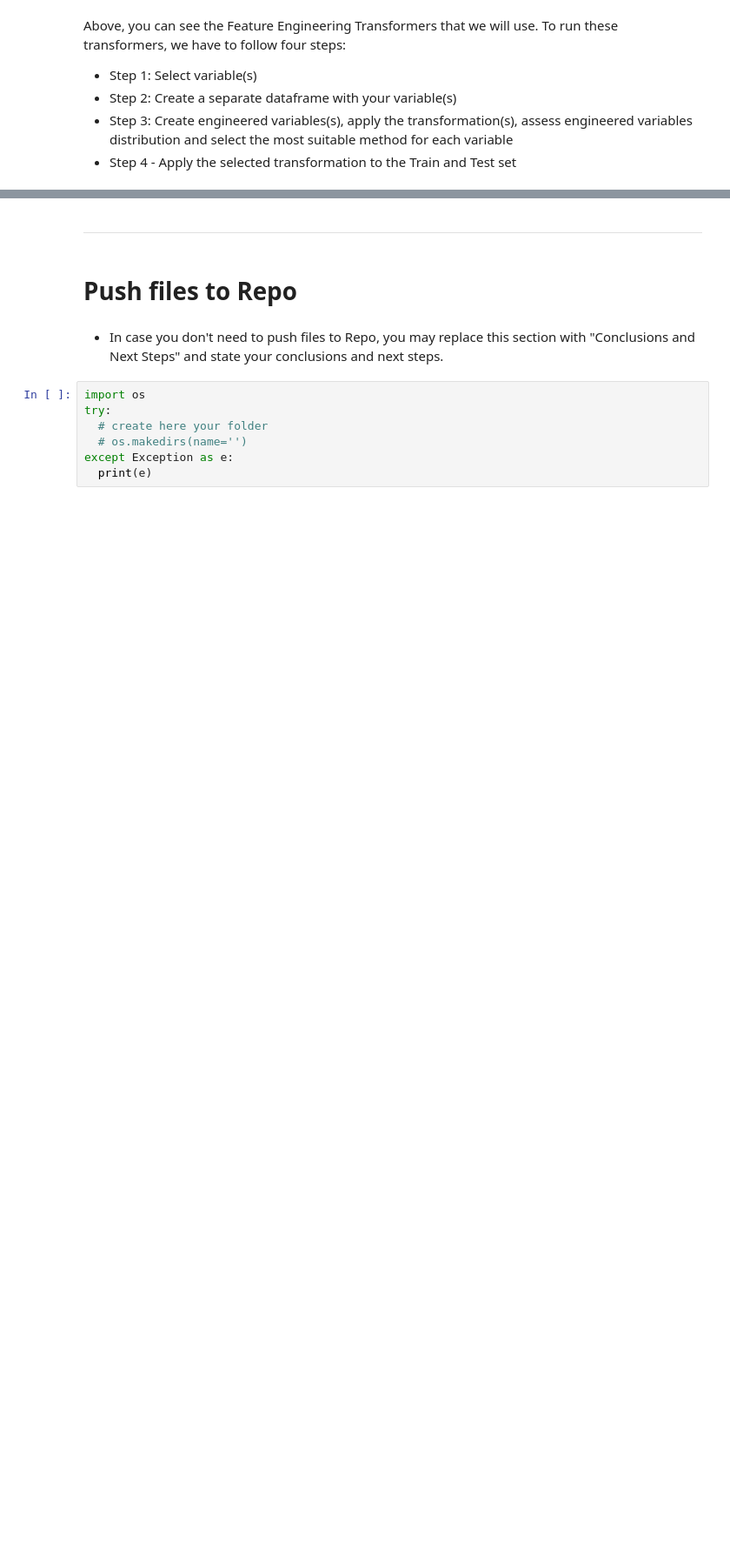
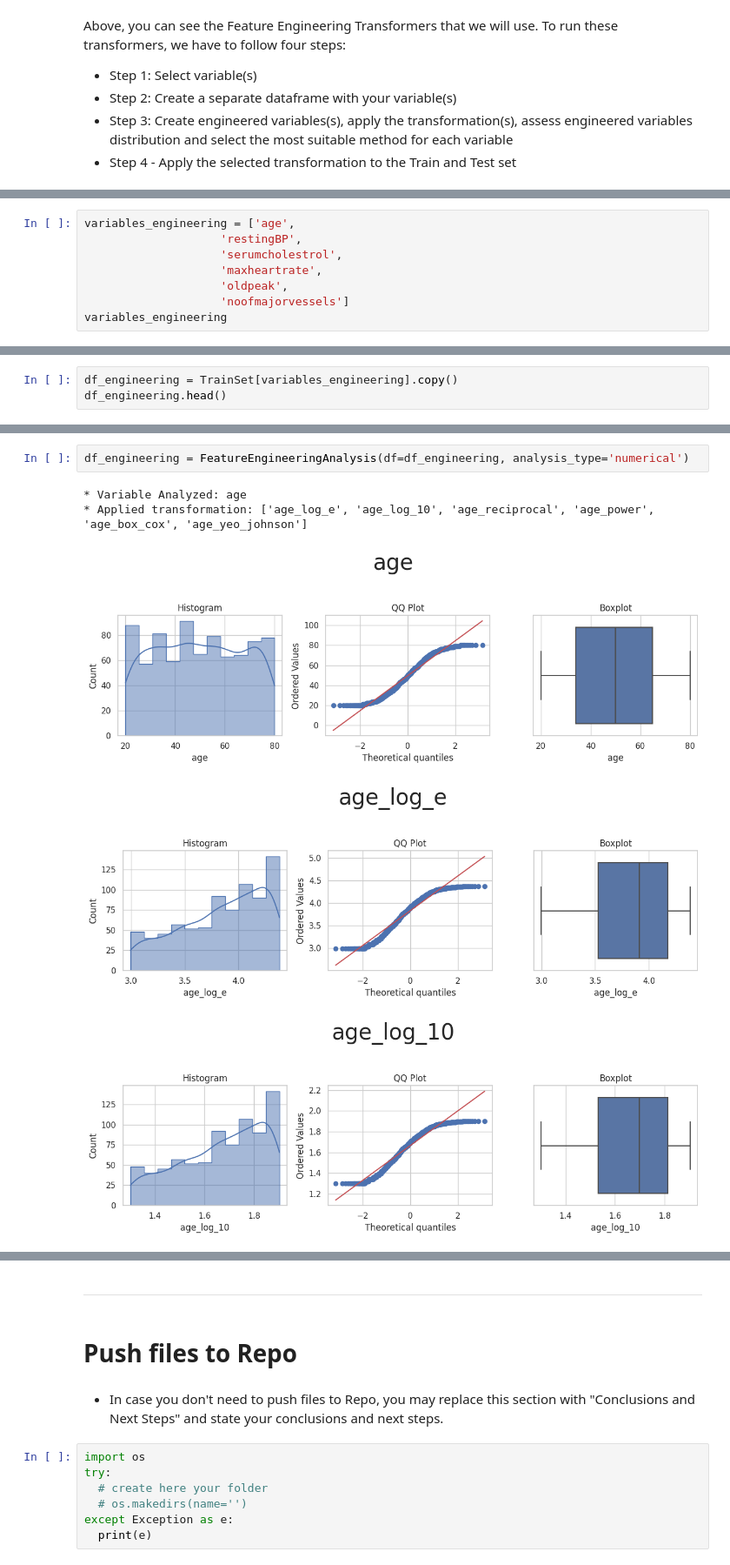
Before and after one commit to SimasJakubenas/cd-prediction-pp5, a Jupyter notebook: jupyter_notebooks/04 - Feature Engineering.ipynb, the cells around one changed output, grey strips where cells are left out. Shown at 87% size. Drawn from its saved outputs; the diff is of its cells as text; blank space fills up the shorter version.

Commit message:
FEAT: perform data transformations

```diff
--- a/jupyter_notebooks/04 - Feature Engineering.ipynb
+++ b/jupyter_notebooks/04 - Feature Engineering.ipynb
@@ -328,0 +339,8 @@ Above, you can see the Feature Engineering Transformers that we will use. To run
+# %%
+variables_engineering = ['age',
+                    'restingBP',
+                    'serumcholestrol',
+                    'maxheartrate',
+                    'oldpeak',
+                    'noofmajorvessels']
+variables_engineering
@@ -328,0 +356,3 @@ Above, you can see the Feature Engineering Transformers that we will use. To run
+# %%
+df_engineering = TrainSet[variables_engineering].copy()
+df_engineering.head()
@@ -328,0 +368,8 @@ Above, you can see the Feature Engineering Transformers that we will use. To run
+# %%
+df_engineering = FeatureEngineeringAnalysis(df=df_engineering, analysis_type='numerical')
+# %% [output]
+* Variable Analyzed: age
+* Applied transformation: ['age_log_e', 'age_log_10', 'age_reciprocal', 'age_power', 'age_box_cox', 'age_yeo_johnson']
+[figure, added]
+[figure, added]
+[figure, added]
```
Also changed, not shown: parts of 14 cells of this notebook, 1 other file.
